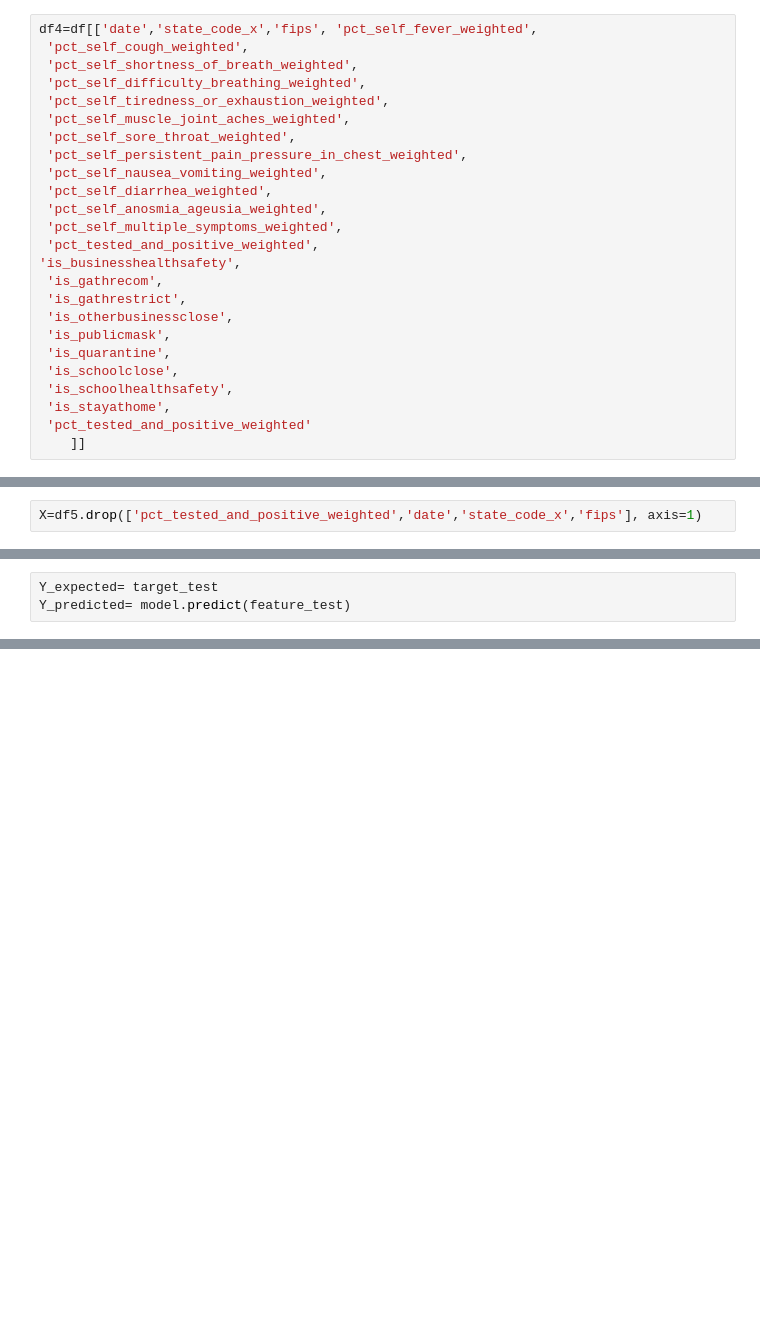
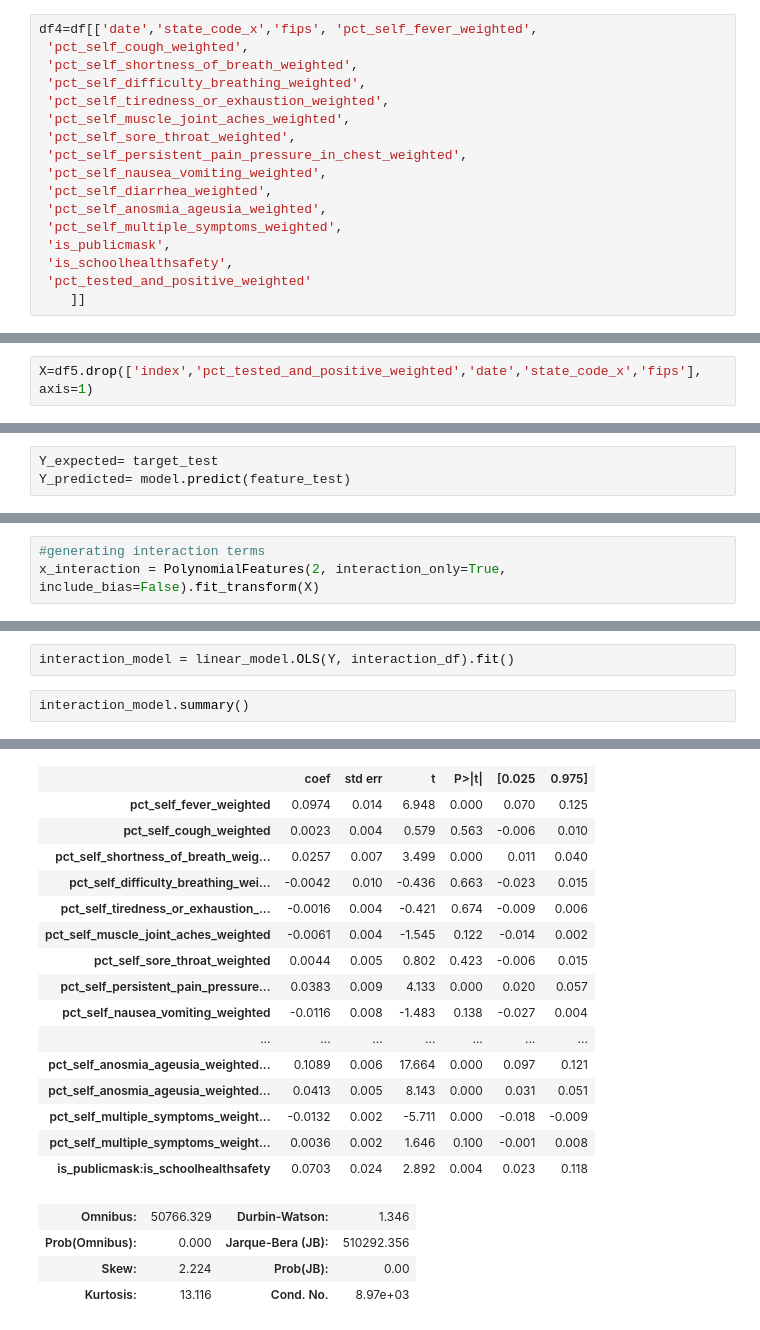
Before and after one commit to AksChougule/covid-symptom-data-challenge, a Jupyter notebook: Policy_impact_analysis-policy positive cnt corr analysis.ipynb, the cells around one changed output, grey strips where cells are left out. Cells and saved outputs as stored; diff of their text form; blank space fills up the shorter version.

```diff
--- a/Policy_impact_analysis-policy positive cnt corr analysis.ipynb
+++ b/Policy_impact_analysis-policy positive cnt corr analysis.ipynb
@@ -208,16 +201,8 @@ df4=df[['date','state_code_x','fips', 'pct_self_fever_weighted',
  'pct_self_diarrhea_weighted',
  'pct_self_anosmia_ageusia_weighted',
  'pct_self_multiple_symptoms_weighted',
- 'pct_tested_and_positive_weighted',
-'is_businesshealthsafety',
- 'is_gathrecom',
- 'is_gathrestrict',
- 'is_otherbusinessclose',
  'is_publicmask',
- 'is_quarantine',
- 'is_schoolclose',
  'is_schoolhealthsafety',
- 'is_stayathome',
  'pct_tested_and_positive_weighted'
     ]]
 # %%
@@ -246,5 +243,5 @@ Y= df5['pct_tested_and_positive_weighted']
 # %%
-X=df5.drop(['pct_tested_and_positive_weighted','date','state_code_x','fips'], axis=1)
+X=df5.drop(['index','pct_tested_and_positive_weighted','date','state_code_x','fips'], axis=1)
 # %%
 feature_train, feature_test, target_train, target_test= train_test_split(X, Y, test_size=.3)
 # %%
@@ -294,0 +334,3 @@ array([0.00572818, 0.00572818])
+# %%
+#generating interaction terms
+x_interaction = PolynomialFeatures(2, interaction_only=True, include_bias=False).fit_transform(X)
@@ -294,0 +455,5 @@ array([0.00572818, 0.00572818])
+# %%
+interaction_model = linear_model.OLS(Y, interaction_df).fit()
+# %%
+interaction_model.summary()
+# %% [output]
@@ -294,0 +470,20 @@ array([0.00572818, 0.00572818])
+|  | coef | std err | t | P>|t| | [0.025 | 0.975] |
+| pct_self_fever_weighted | 0.0974 | 0.014 | 6.948 | 0.000 | 0.070 | 0.125 |
+| pct_self_cough_weighted | 0.0023 | 0.004 | 0.579 | 0.563 | -0.006 | 0.010 |
+| pct_self_shortness_of_breath_weig... | 0.0257 | 0.007 | 3.499 | 0.000 | 0.011 | 0.040 |
+| pct_self_difficulty_breathing_wei... | -0.0042 | 0.010 | -0.436 | 0.663 | -0.023 | 0.015 |
+| pct_self_tiredness_or_exhaustion_... | -0.0016 | 0.004 | -0.421 | 0.674 | -0.009 | 0.006 |
+| pct_self_muscle_joint_aches_weighted | -0.0061 | 0.004 | -1.545 | 0.122 | -0.014 | 0.002 |
+| pct_self_sore_throat_weighted | 0.0044 | 0.005 | 0.802 | 0.423 | -0.006 | 0.015 |
+| pct_self_persistent_pain_pressure... | 0.0383 | 0.009 | 4.133 | 0.000 | 0.020 | 0.057 |
+| pct_self_nausea_vomiting_weighted | -0.0116 | 0.008 | -1.483 | 0.138 | -0.027 | 0.004 |
+| ... | ... | ... | ... | ... | ... | ... |
+| pct_self_anosmia_ageusia_weighted... | 0.1089 | 0.006 | 17.664 | 0.000 | 0.097 | 0.121 |
+| pct_self_anosmia_ageusia_weighted... | 0.0413 | 0.005 | 8.143 | 0.000 | 0.031 | 0.051 |
+| pct_self_multiple_symptoms_weight... | -0.0132 | 0.002 | -5.711 | 0.000 | -0.018 | -0.009 |
+| pct_self_multiple_symptoms_weight... | 0.0036 | 0.002 | 1.646 | 0.100 | -0.001 | 0.008 |
+| is_publicmask:is_schoolhealthsafety | 0.0703 | 0.024 | 2.892 | 0.004 | 0.023 | 0.118 |
+| Omnibus: | 50766.329 | Durbin-Watson: | 1.346 |
+| Prob(Omnibus): | 0.000 | Jarque-Bera (JB): | 510292.356 |
+| Skew: | 2.224 | Prob(JB): | 0.00 |
+| Kurtosis: | 13.116 | Cond. No. | 8.97e+03 |
```
Also changed, not shown: parts of 19 cells of this notebook.
